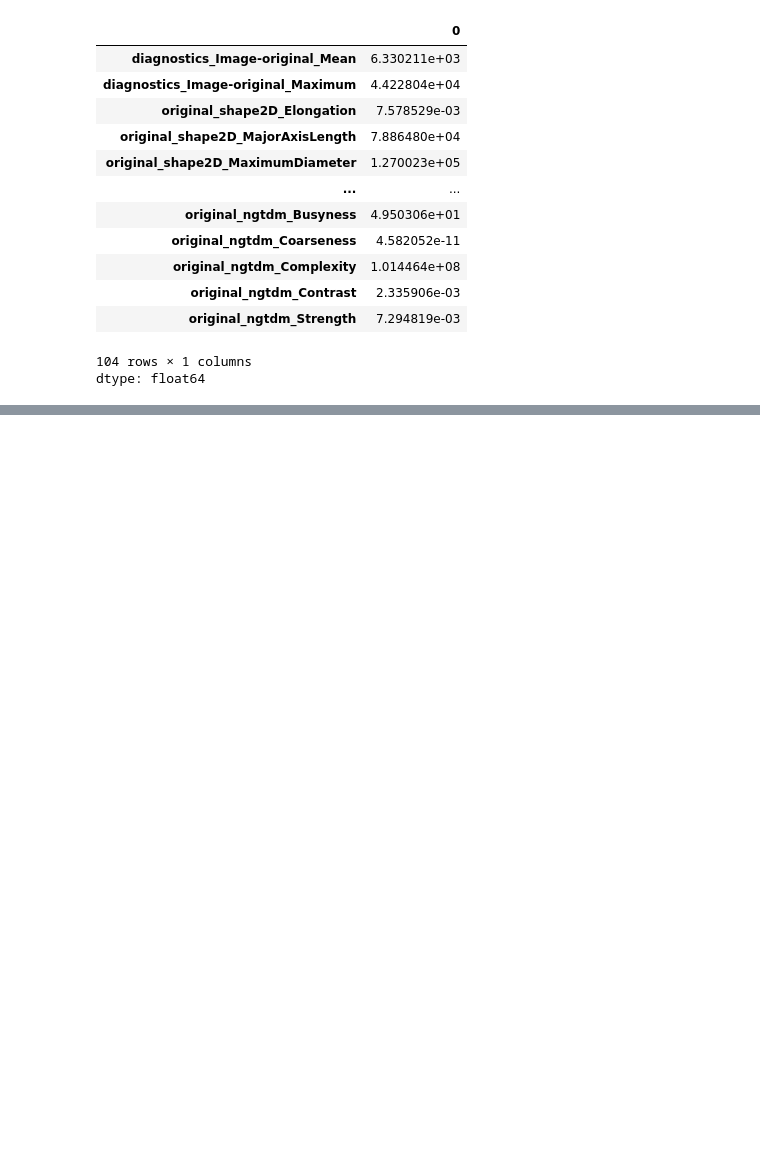
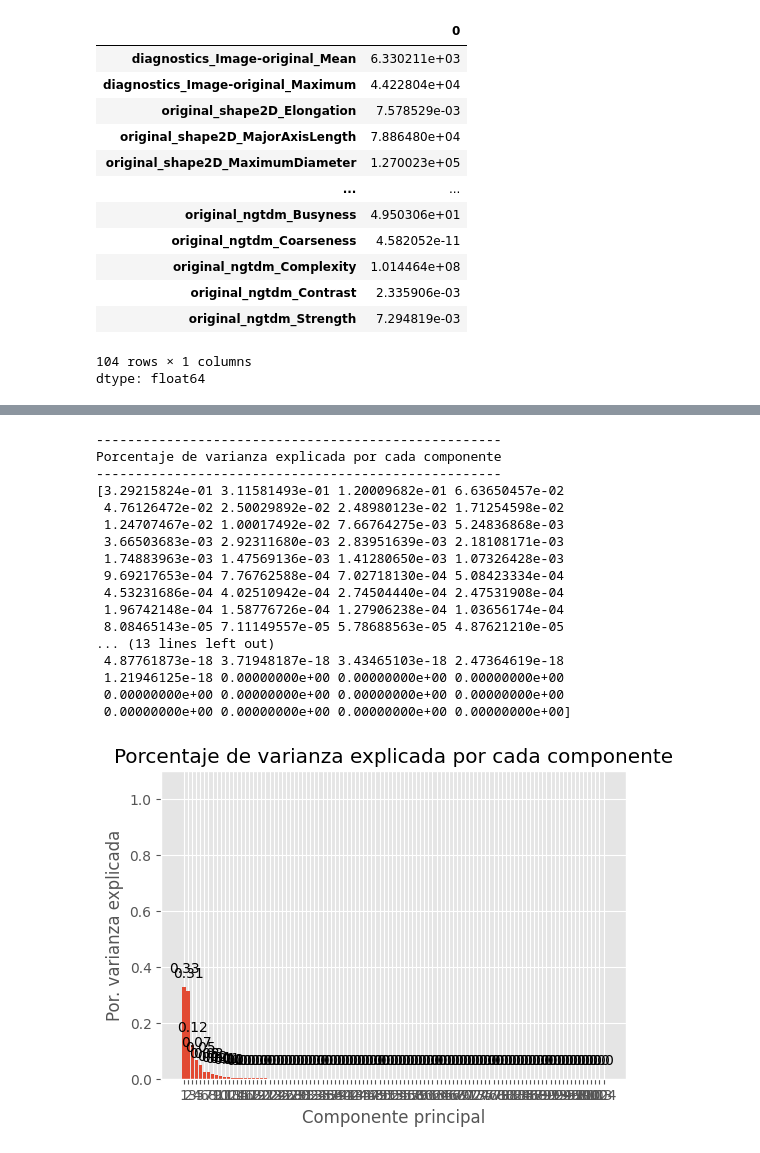
Before and after one commit to MiguelAngeloTr/Datathon, a Jupyter notebook: PM/Mamografia.ipynb, the cells around one changed output, grey strips where cells are left out. Cells and saved outputs as stored; diff of their text form; code cells hidden in the pictures; blank space fills up the shorter version.

```diff
--- a/PM/Mamografia.ipynb
+++ b/PM/Mamografia.ipynb
@@ -283,0 +323,48 @@ dtype: float64
+# %%
+# Porcentaje de varianza explicada por cada componente
+# ==============================================================================
+print('----------------------------------------------------')
+print('Porcentaje de varianza explicada por cada componente')
+print('----------------------------------------------------')
+print(modelo_pca.explained_variance_ratio_)
+
+fig, ax = plt.subplots(nrows=1, ncols=1, figsize=(6, 4))
+ax.bar(
+    x      = np.arange(modelo_pca.n_components_) + 1,
+    height = modelo_pca.explained_variance_ratio_
+)
+
+for x, y in zip(np.arange(len(numeric_df.columns)) + 1, modelo_pca.explained_variance_ratio_):
+    label = round(y, 2)
+    ax.annotate(
+        label,
+        (x,y),
+        textcoords="offset points",
+        xytext=(0,10),
+        ha='center'
+    )
+
+ax.set_xticks(np.arange(modelo_pca.n_components_) + 1)
+ax.set_ylim(0, 1.1)
+ax.set_title('Porcentaje de varianza explicada por cada componente')
+ax.set_xlabel('Componente principal')
+ax.set_ylabel('Por. varianza explicada');
+# %% [output]
+----------------------------------------------------
+Porcentaje de varianza explicada por cada componente
+----------------------------------------------------
+[3.29215824e-01 3.11581493e-01 1.20009682e-01 6.63650457e-02
+ 4.76126472e-02 2.50029892e-02 2.48980123e-02 1.71254598e-02
+ 1.24707467e-02 1.00017492e-02 7.66764275e-03 5.24836868e-03
+ 3.66503683e-03 2.92311680e-03 2.83951639e-03 2.18108171e-03
+ 1.74883963e-03 1.47569136e-03 1.41280650e-03 1.07326428e-03
+ 9.69217653e-04 7.76762588e-04 7.02718130e-04 5.08423334e-04
+ 4.53231686e-04 4.02510942e-04 2.74504440e-04 2.47531908e-04
+ 1.96742148e-04 1.58776726e-04 1.27906238e-04 1.03656174e-04
+ 8.08465143e-05 7.11149557e-05 5.78688563e-05 4.87621210e-05
+... (13 lines left out)
+ 4.87761873e-18 3.71948187e-18 3.43465103e-18 2.47364619e-18
+ 1.21946125e-18 0.00000000e+00 0.00000000e+00 0.00000000e+00
+ 0.00000000e+00 0.00000000e+00 0.00000000e+00 0.00000000e+00
+ 0.00000000e+00 0.00000000e+00 0.00000000e+00 0.00000000e+00]
+[figure, added]
```
Also changed, not shown: parts of 8 cells of this notebook.
